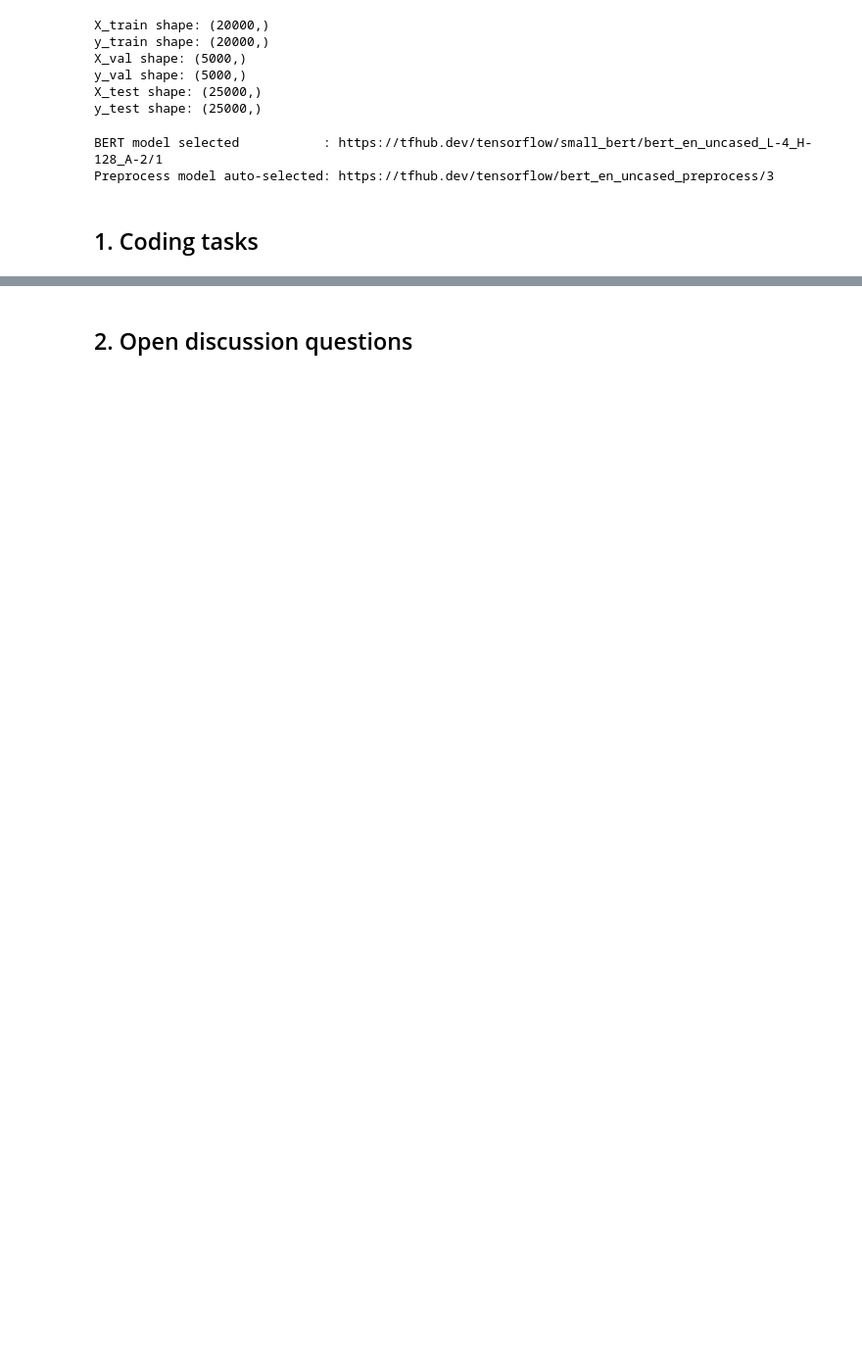
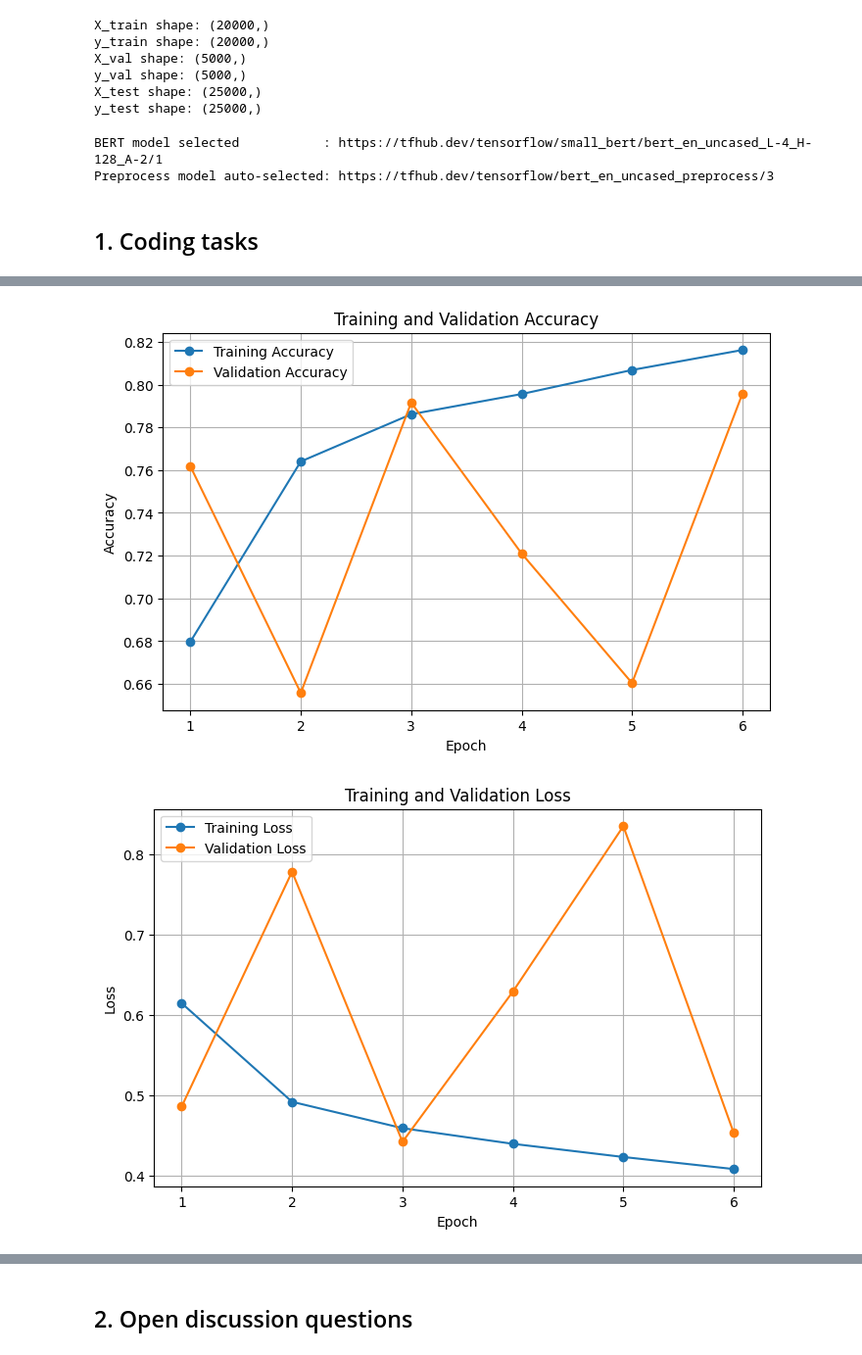
Before and after one commit to mintus2511/ADL_230167_Assignment2, a Jupyter notebook: Assignment_BERT.ipynb, the cells around one changed output, grey strips where cells are left out. Shown at 98% size. Drawn from its saved outputs; the diff is of its cells as text; code cells hidden in the pictures; blank space fills up the shorter version.

```diff
--- a/Assignment_BERT.ipynb
+++ b/Assignment_BERT.ipynb
@@ -191,0 +367,11 @@ Preprocess model auto-selected: https://tfhub.dev/tensorflow/bert_en_uncased_pre
+# %%
+# Combine the [CLS] features from all four encoder blocks
+combined_features = tf.concat(
+    encoder_features,
+    axis=-1
+)
+
+print("Combined feature shape:", combined_features.shape)
+
+print("\nFirst 20 values of the combined feature:")
+print(combined_features[0, :20].numpy())
@@ -191,0 +558,26 @@ Preprocess model auto-selected: https://tfhub.dev/tensorflow/bert_en_uncased_pre
+# %%
+# Plot training and validation performance
+epochs = range(1, len(history.history["accuracy"]) + 1)
+
+plt.figure(figsize=(8, 5))
+plt.plot(epochs, history.history["accuracy"], marker="o", label="Training Accuracy")
+plt.plot(epochs, history.history["val_accuracy"], marker="o", label="Validation Accuracy")
+plt.xlabel("Epoch")
+plt.ylabel("Accuracy")
+plt.title("Training and Validation Accuracy")
+plt.legend()
+plt.grid(True)
+plt.show()
+
+plt.figure(figsize=(8, 5))
+plt.plot(epochs, history.history["loss"], marker="o", label="Training Loss")
+plt.plot(epochs, history.history["val_loss"], marker="o", label="Validation Loss")
+plt.xlabel("Epoch")
+plt.ylabel("Loss")
+plt.title("Training and Validation Loss")
+plt.legend()
+plt.grid(True)
+plt.show()
+# %% [output]
+[figure, added]
+[figure, added]
```
Also changed, not shown: parts of 70 cells of this notebook.
